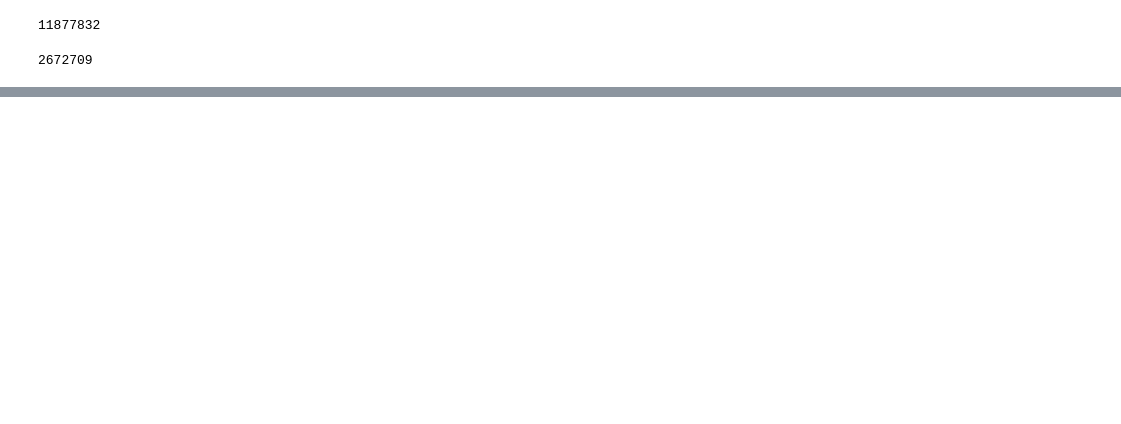
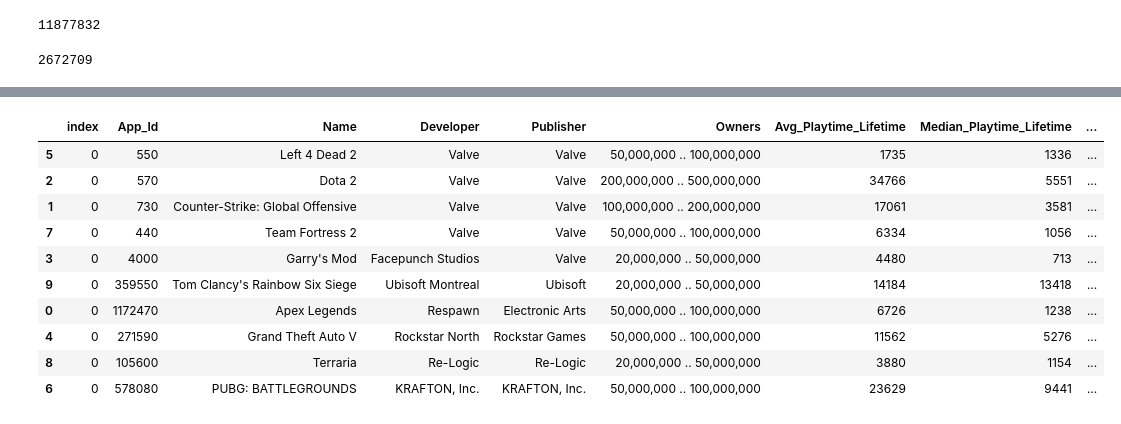
Before and after one commit to barbsjean/Steam_data_analysis, a Jupyter notebook: The Steam Notebook.ipynb, the cells around one changed output, grey strips where cells are left out. Saved outputs shown, nothing was run; the diff lists cells and outputs as text; code cells hidden in the pictures; blank space fills up the shorter version.

```diff
--- a/The Steam Notebook.ipynb
+++ b/The Steam Notebook.ipynb
@@ -1120,0 +1053,8 @@ top_10_free_paid.to_csv(filepath)
+# %%
+pubg = pd.read_csv(r'C:\Users\Barbie\Desktop\DA11\Capstone\STEAM\all_csvs\pubg.CSV')
+# %%
+team_fortress = pd.read_csv(r'C:\Users\Barbie\Desktop\DA11\Capstone\STEAM\all_csvs\team_fortress.CSV')
+# %%
+terraria = pd.read_csv(r'C:\Users\Barbie\Desktop\DA11\Capstone\STEAM\all_csvs\Terraria.CSV')
+# %%
+tom_clancy = pd.read_csv(r'C:\Users\Barbie\Desktop\DA11\Capstone\STEAM\all_csvs\Tom_Clancy.CSV')
@@ -1120,0 +1156,14 @@ top_10_free_paid.to_csv(filepath)
+# %%
+top_10_free_paid.sort_values('Languages')
+# %% [output]
+|  | index | App_Id | Name | Developer | Publisher | Owners | Avg_Playtime_Lifetime | Median_Playtime_Lifetime | ... |
+| 5 | 0 | 550 | Left 4 Dead 2 | Valve | Valve | 50,000,000 .. 100,000,000 | 1735 | 1336 | ... |
+| 2 | 0 | 570 | Dota 2 | Valve | Valve | 200,000,000 .. 500,000,000 | 34766 | 5551 | ... |
+| 1 | 0 | 730 | Counter-Strike: Global Offensive | Valve | Valve | 100,000,000 .. 200,000,000 | 17061 | 3581 | ... |
+| 7 | 0 | 440 | Team Fortress 2 | Valve | Valve | 50,000,000 .. 100,000,000 | 6334 | 1056 | ... |
+| 3 | 0 | 4000 | Garry's Mod | Facepunch Studios | Valve | 20,000,000 .. 50,000,000 | 4480 | 713 | ... |
+| 9 | 0 | 359550 | Tom Clancy's Rainbow Six Siege | Ubisoft Montreal | Ubisoft | 20,000,000 .. 50,000,000 | 14184 | 13418 | ... |
+| 0 | 0 | 1172470 | Apex Legends | Respawn | Electronic Arts | 50,000,000 .. 100,000,000 | 6726 | 1238 | ... |
+| 4 | 0 | 271590 | Grand Theft Auto V | Rockstar North | Rockstar Games | 50,000,000 .. 100,000,000 | 11562 | 5276 | ... |
+| 8 | 0 | 105600 | Terraria | Re-Logic | Re-Logic | 20,000,000 .. 50,000,000 | 3880 | 1154 | ... |
+| 6 | 0 | 578080 | PUBG: BATTLEGROUNDS | KRAFTON, Inc. | KRAFTON, Inc. | 50,000,000 .. 100,000,000 | 23629 | 9441 | ... |
```
Also changed, not shown: parts of 75 cells of this notebook, 11 other files.
